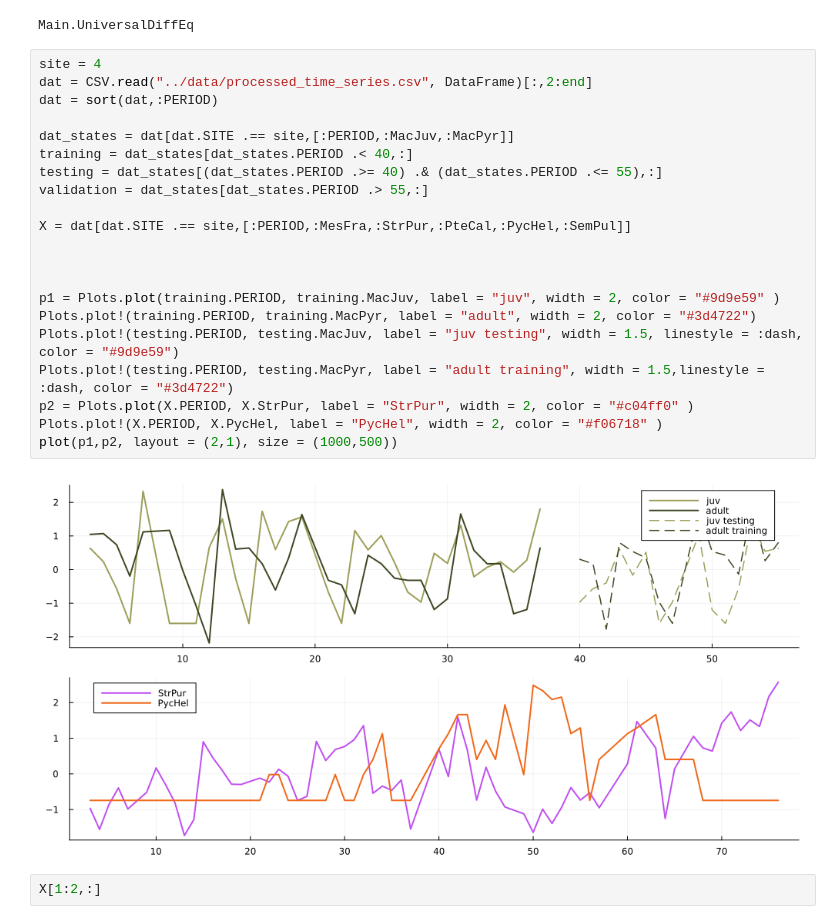
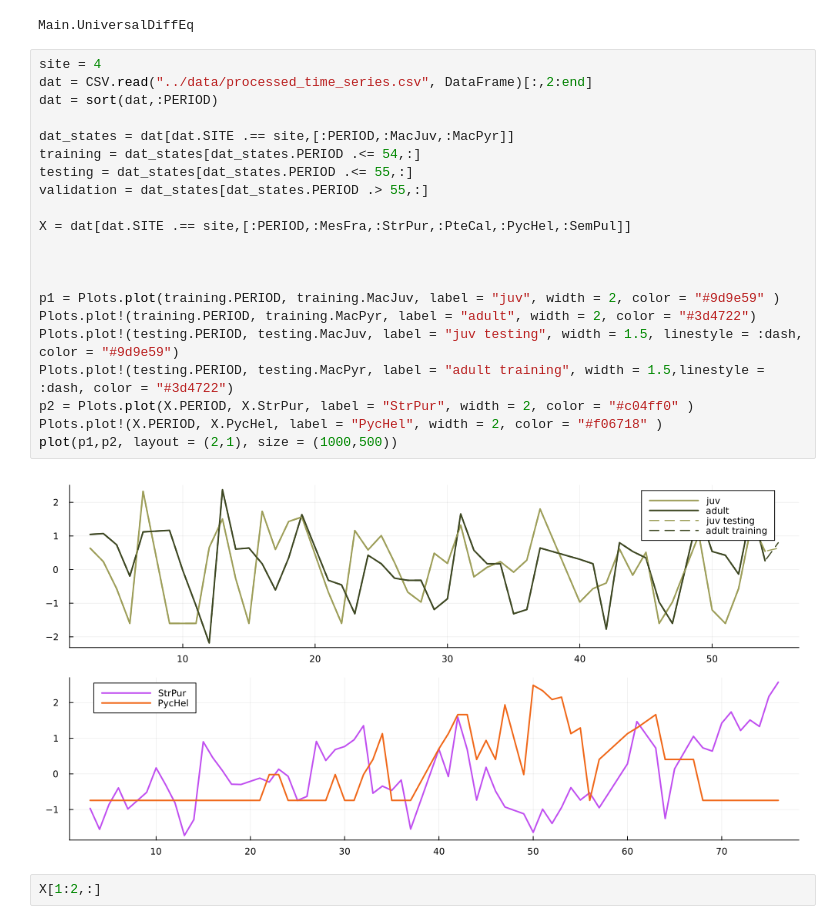
Before and after one commit to Jack-H-Buckner/SpatiallyReplicatedUDEs, a Jupyter notebook: analysis/OneSite.ipynb, the cells around one changed output. Drawn from its saved outputs; the diff is of its cells as text.

```diff
--- a/analysis/OneSite.ipynb
+++ b/analysis/OneSite.ipynb
@@ -7,26 +7,26 @@ Main.UniversalDiffEq
 # %%
 site = 4
 dat = CSV.read("../data/processed_time_series.csv", DataFrame)[:,2:end]
 dat = sort(dat,:PERIOD)
 
 dat_states = dat[dat.SITE .== site,[:PERIOD,:MacJuv,:MacPyr]]
-training = dat_states[dat_states.PERIOD .< 40,:]
-testing = dat_states[(dat_states.PERIOD .>= 40) .& (dat_states.PERIOD .<= 55),:]
+training = dat_states[dat_states.PERIOD .<= 54,:]
+testing = dat_states[dat_states.PERIOD .<= 55,:]
 validation = dat_states[dat_states.PERIOD .> 55,:]
 
 X = dat[dat.SITE .== site,[:PERIOD,:MesFra,:StrPur,:PteCal,:PycHel,:SemPul]]
 
 
 
 p1 = Plots.plot(training.PERIOD, training.MacJuv, label = "juv", width = 2, color = "#9d9e59" )
 Plots.plot!(training.PERIOD, training.MacPyr, label = "adult", width = 2, color = "#3d4722")
 Plots.plot!(testing.PERIOD, testing.MacJuv, label = "juv testing", width = 1.5, linestyle = :dash, color = "#9d9e59")
 Plots.plot!(testing.PERIOD, testing.MacPyr, label = "adult training", width = 1.5,linestyle = :dash, color = "#3d4722")
 p2 = Plots.plot(X.PERIOD, X.StrPur, label = "StrPur", width = 2, color = "#c04ff0" )
 Plots.plot!(X.PERIOD, X.PycHel, label = "PycHel", width = 2, color = "#f06718" )
 plot(p1,p2, layout = (2,1), size = (1000,500))
 # %% [output]
-[figure, old version]
+[figure, new version]
 # %%
 X[1:2,:]
 # %% [output]
```
Also changed, not shown: parts of 14 cells of this notebook, 40 other files.
